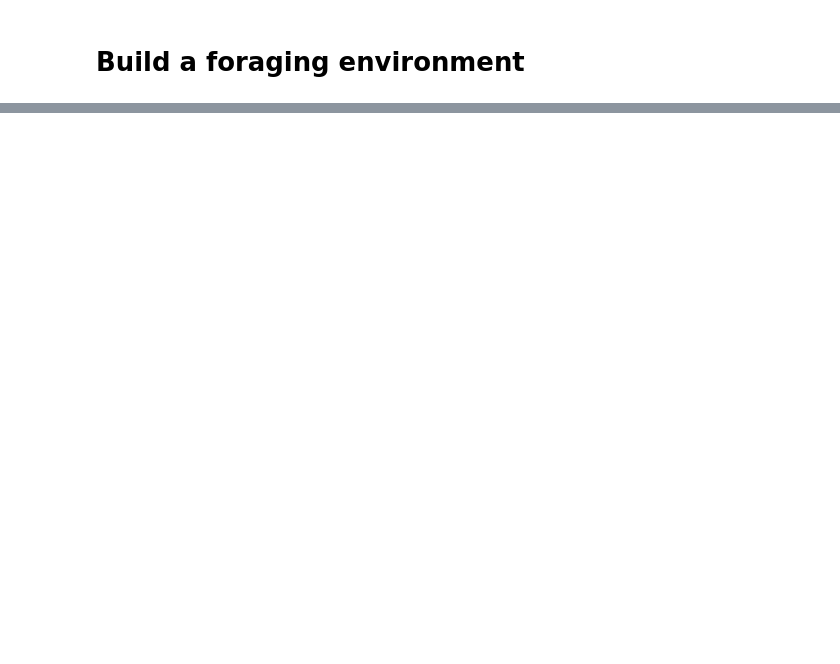
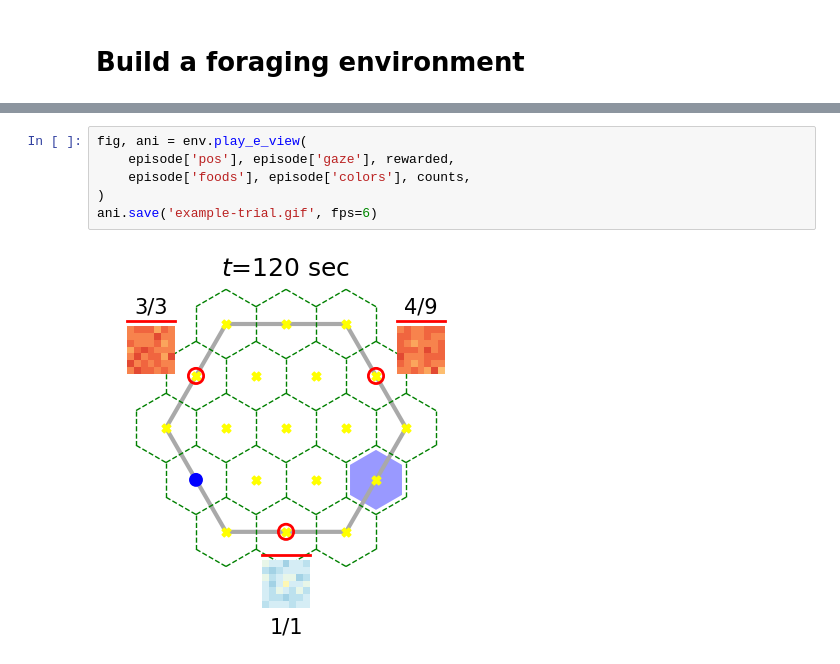
Before and after one commit to XaqLab/hex-arena, a Jupyter notebook: env-example.ipynb, the cells around one changed output, grey strips where cells are left out. Drawn from its saved outputs; the diff is of its cells as text; blank space fills up the shorter version.

Commit message:
Update notebook for environment example

```diff
--- a/env-example.ipynb
+++ b/env-example.ipynb
@@ -97,3 +116,11 @@ ani.save('example-trial.gif')
+# %%
+fig, ani = env.play_e_view(
+    episode['pos'], episode['gaze'], rewarded,
+    episode['foods'], episode['colors'], counts,
+)
+ani.save('example-trial.gif', fps=6)
+# %% [output]
+[figure, added]
 # %%
 fig, ani = env.play_traces(episode['cues'], ylabel='Cue')
 ani.save('cue-traces.gif', fps=12)
```
Also changed, not shown: parts of 9 cells of this notebook, 2 other files.
